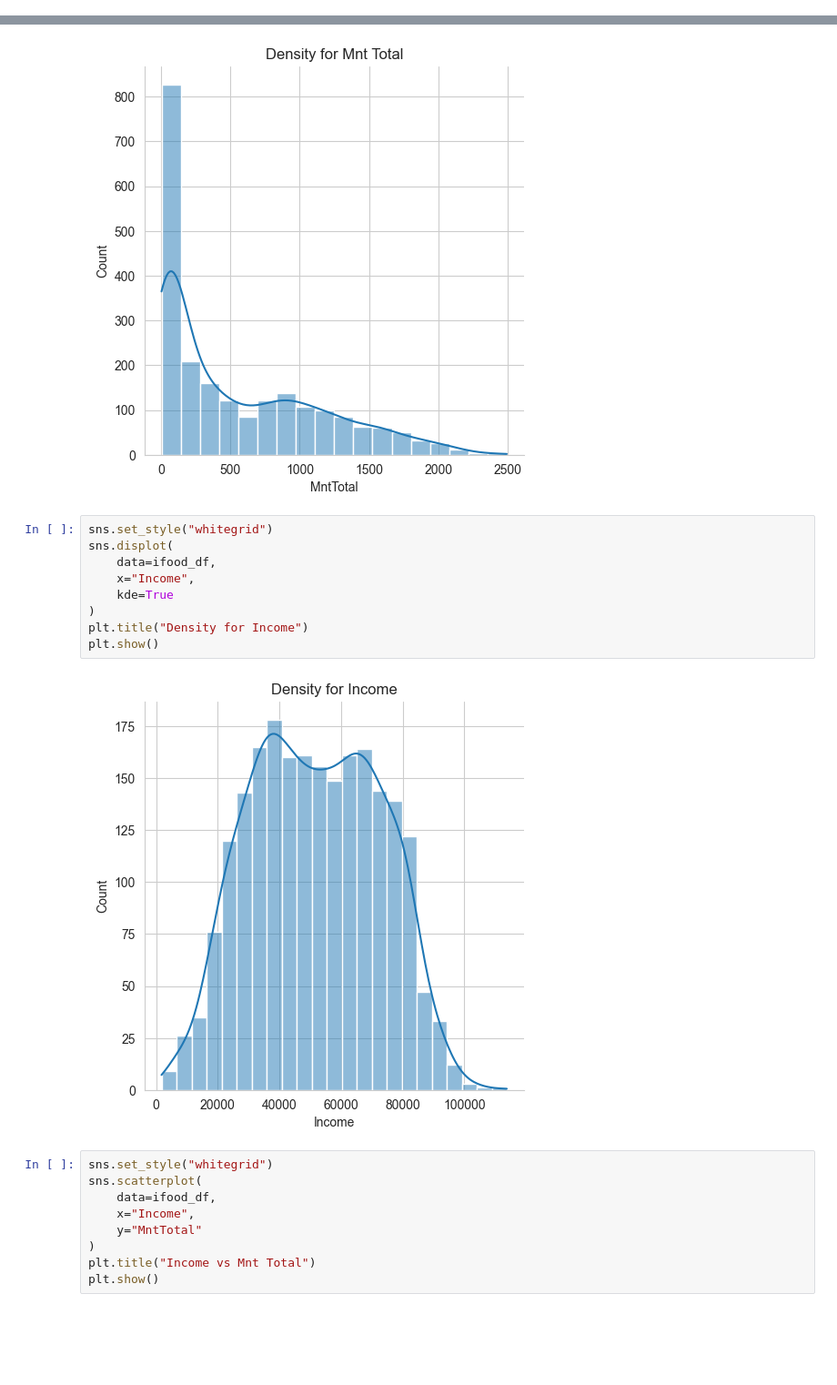
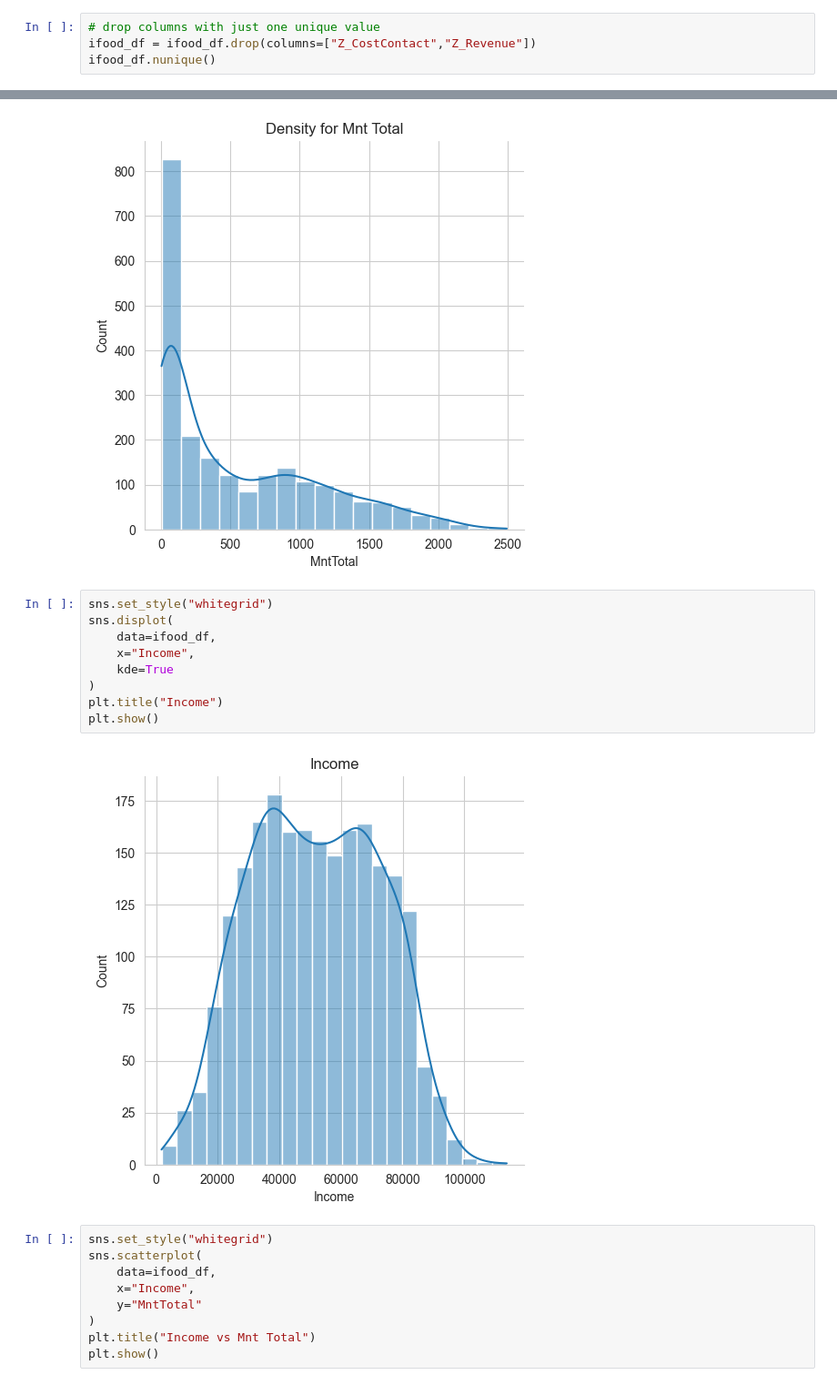
Before and after one commit to ayg15/marketing-analytics, a Jupyter notebook: marketing_analytics.ipynb, the cells around one changed output, grey strips where cells are left out. Shown at 91% size. Cells and saved outputs as stored; diff of their text form; blank space fills up the shorter version.

Commit message:
more plots

```diff
--- a/marketing_analytics.ipynb
+++ b/marketing_analytics.ipynb
@@ -111,3 +111,7 @@ MntTotal                 897
 MntRegularProds          974
 AcceptedCmpOverall         5
 dtype: int64
+# %%
+# drop columns with just one unique value
+ifood_df = ifood_df.drop(columns=["Z_CostContact","Z_Revenue"])
+ifood_df.nunique()
@@ -136,14 +158,14 @@ plt.show()
 # %%
 sns.set_style("whitegrid")
 sns.displot(
     data=ifood_df,
     x="Income",
     kde=True
 )
-plt.title("Density for Income")
+plt.title("Income")
 plt.show()
 # %% [output]
-[figure, old version]
+[figure, new version]
 # %%
 sns.set_style("whitegrid")
 sns.scatterplot(
```
Also changed, not shown: parts of 6 cells of this notebook.
